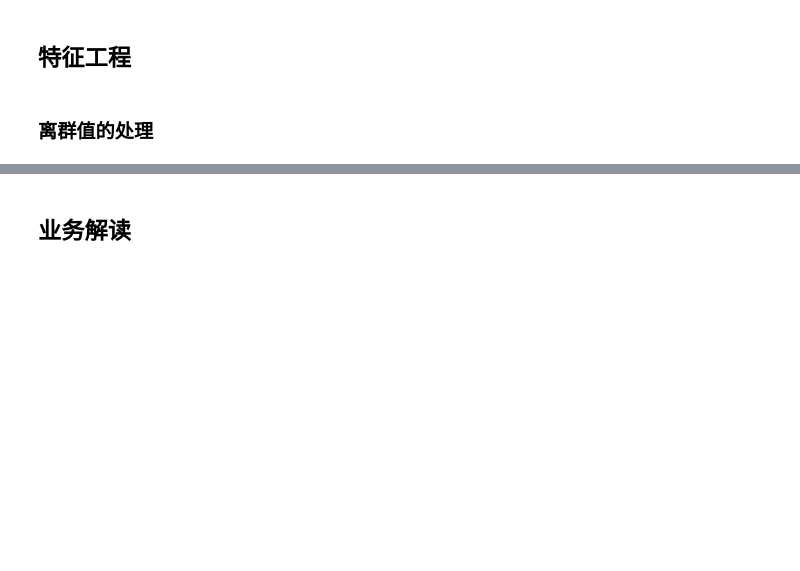
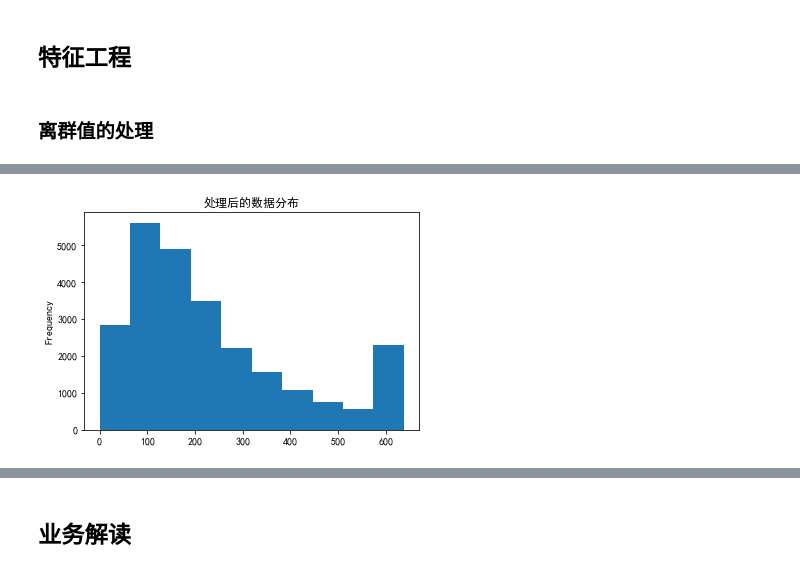
Before and after one commit to CapAllen/Notebook-for-Machine-Learning, a Jupyter notebook: Machine Learning实战.ipynb, the cells around one changed output, grey strips where cells are left out. Saved outputs shown, nothing was run; the diff lists cells and outputs as text; code cells hidden in the pictures; blank space fills up the shorter version.

```diff
--- a/Machine Learning实战.ipynb
+++ b/Machine Learning实战.ipynb
@@ -325,4 +321,7 @@ for col in cate_cols:
 - 对于`month`，`success`对应的均值最高，其余三项相当。
 # %% [markdown]
 ### 数据清洗
+# %%
+# 修改数据类型
+data['day'] = data['day'].astype('O')
 # %% [markdown]
@@ -402 +385,3 @@ Name: balance, Length: 25317, dtype: int64
 参考：[How Are Outliers Determined in Statistics?](https://www.thoughtco.com/what-is-an-outlier-3126227#:~:text=Determining%20Outliers%20Multiplying%20the%20interquartile%20range%20%28IQR%29%20by,are%20less%20than%20this%20number%20are%20considered%20outliers.)
+# %%
+data_for_model['balance'] = deal_outlier('balance')
@@ -402,0 +390,4 @@ Name: balance, Length: 25317, dtype: int64
+# %%
+data_for_model['duration'] = deal_outlier('duration')
+# %% [output]
+[figure, added]
```
Also changed, not shown: parts of 71 cells of this notebook.
